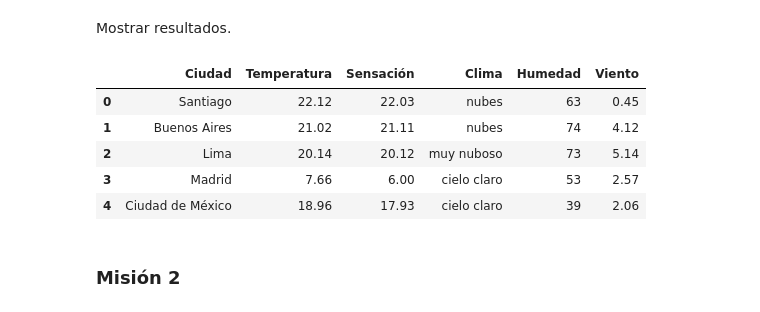
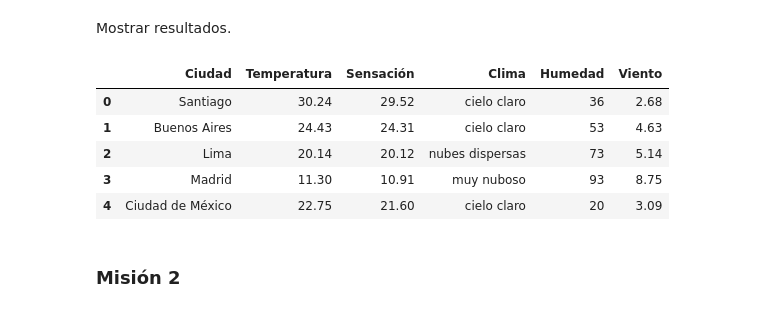
Before and after one commit to IIC2115/Syllabus, a Jupyter notebook: Ayudantias/Ayudantia 14/Ayudantía_14.ipynb, the cells around one changed output. Drawn from its saved outputs; the diff is of its cells as text; code cells hidden in the pictures.

```diff
--- a/Ayudantias/Ayudantia 14/Ayudantía_14.ipynb
+++ b/Ayudantias/Ayudantia 14/Ayudantía_14.ipynb
@@ -12,6 +12,9 @@ from IPython.display import display
 from dash import Dash, html, dcc, Input, Output, State
 import dash_bootstrap_components as dbc
 import plotly.express as px
+# %%
+os.environ["API_KEY"] = getpass("Ingresa tu API KEY de OpenWeatherMap: ")
+API_KEY = os.getenv("API_KEY")
 # %% [markdown]
 ## Ejercicio Formativo 1 Capítulo 7
 # %% [markdown]
@@ -61,17 +64,16 @@ def get_weather_multi(ciudades, api_key):
 # %% [markdown]
 Mostrar resultados.
 # %%
-api_key = "CAMBIAR"
 ciudades = ["Santiago", "Buenos Aires", "Lima", "Madrid", "Ciudad de México"]
-df_clima = get_weather_multi(ciudades, api_key)
+df_clima = get_weather_multi(ciudades, API_KEY)
 df_clima
 # %% [output]
 |  | Ciudad | Temperatura | Sensación | Clima | Humedad | Viento |
-| 0 | Santiago | 22.12 | 22.03 | nubes | 63 | 0.45 |
-| 1 | Buenos Aires | 21.02 | 21.11 | nubes | 74 | 4.12 |
-| 2 | Lima | 20.14 | 20.12 | muy nuboso | 73 | 5.14 |
-| 3 | Madrid | 7.66 | 6.00 | cielo claro | 53 | 2.57 |
-| 4 | Ciudad de México | 18.96 | 17.93 | cielo claro | 39 | 2.06 |
+| 0 | Santiago | 30.24 | 29.52 | cielo claro | 36 | 2.68 |
+| 1 | Buenos Aires | 24.43 | 24.31 | cielo claro | 53 | 4.63 |
+| 2 | Lima | 20.14 | 20.12 | nubes dispersas | 73 | 5.14 |
+| 3 | Madrid | 11.30 | 10.91 | muy nuboso | 93 | 8.75 |
+| 4 | Ciudad de México | 22.75 | 21.60 | cielo claro | 20 | 3.09 |
 # %% [markdown]
 ### Misión 2
 # %% [markdown]
```
Also changed, not shown: parts of 11 cells of this notebook.
